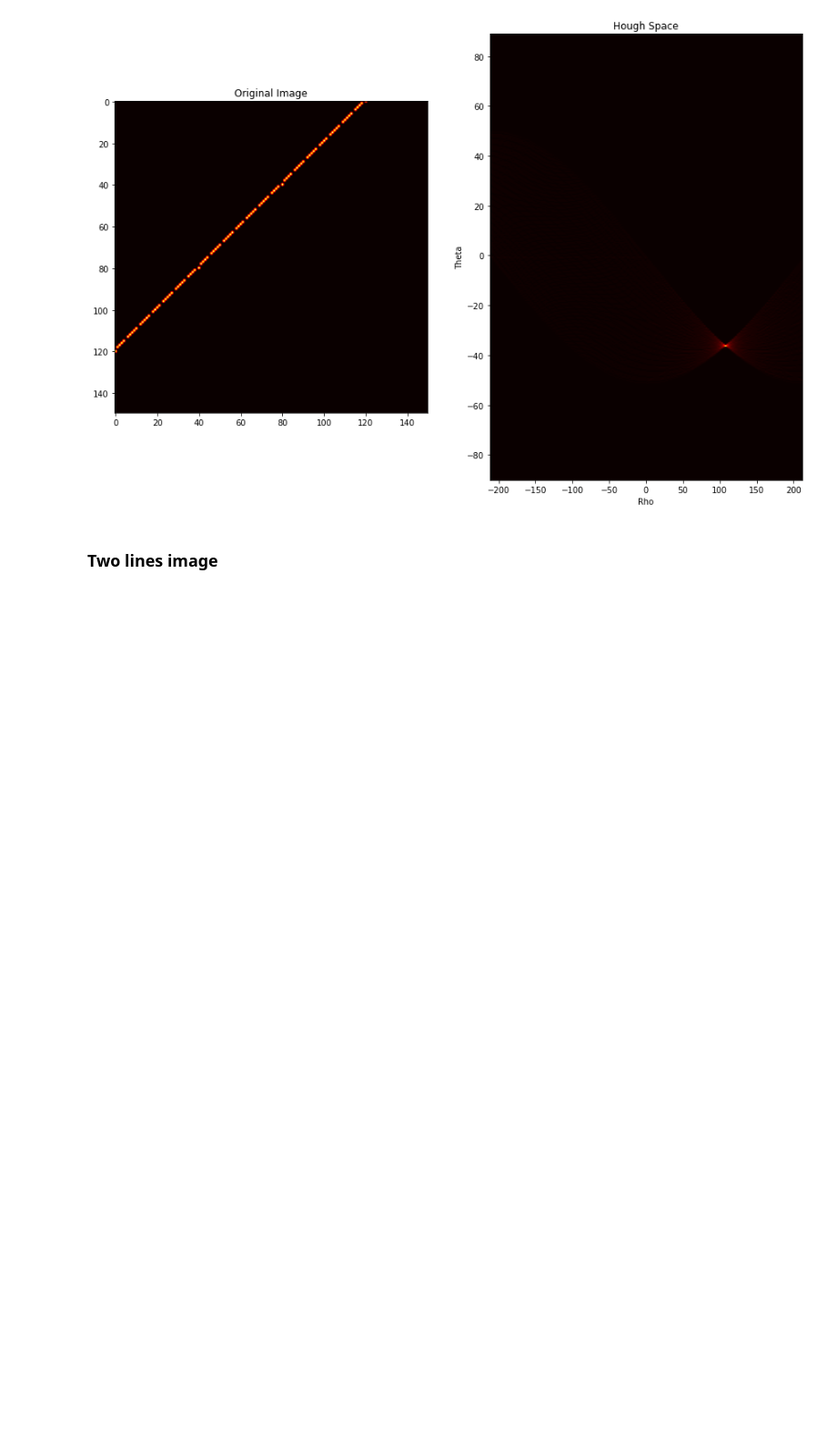
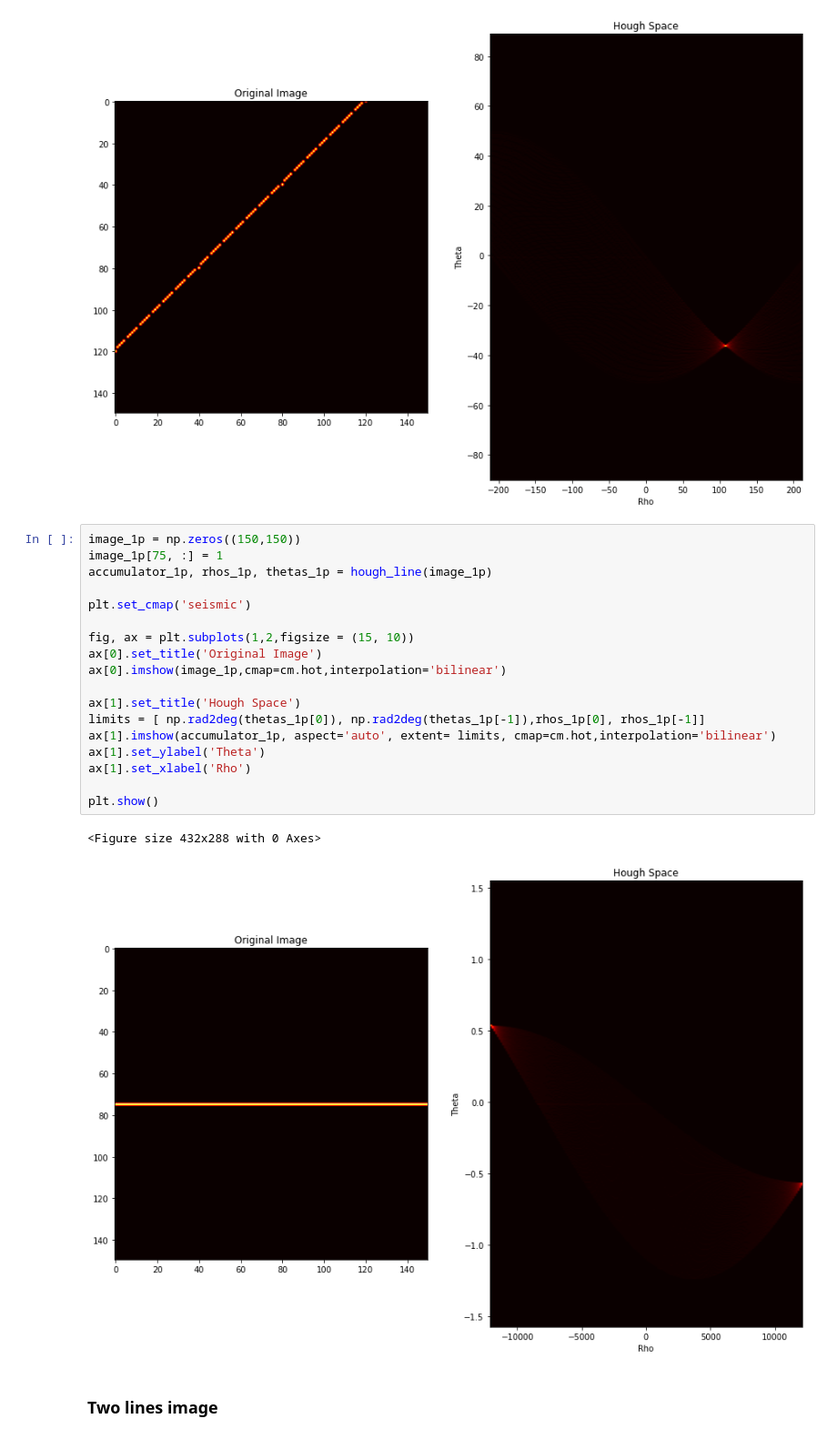
Before and after one commit to sbme-tutorials/sbme-tutorials.github.io, a Jupyter notebook: 2020/cv/notebooks/hough_transform.ipynb, the cells around one changed output. Shown at 91% size. Saved outputs shown, nothing was run; the diff lists cells and outputs as text; blank space fills up the shorter version.

```diff
--- a/2020/cv/notebooks/hough_transform.ipynb
+++ b/2020/cv/notebooks/hough_transform.ipynb
@@ -146,6 +146,27 @@ plt.show()
 # %% [output]
 <Figure size 432x288 with 0 Axes>
 [figure]
+# %%
+image_1p = np.zeros((150,150))
+image_1p[75, :] = 1
+accumulator_1p, rhos_1p, thetas_1p = hough_line(image_1p)
+
+plt.set_cmap('seismic')
+
+fig, ax = plt.subplots(1,2,figsize = (15, 10))
+ax[0].set_title('Original Image')
+ax[0].imshow(image_1p,cmap=cm.hot,interpolation='bilinear')
+
+ax[1].set_title('Hough Space')
+limits = [ np.rad2deg(thetas_1p[0]), np.rad2deg(thetas_1p[-1]),rhos_1p[0], rhos_1p[-1]]
+ax[1].imshow(accumulator_1p, aspect='auto', extent= limits, cmap=cm.hot,interpolation='bilinear')
+ax[1].set_ylabel('Theta')
+ax[1].set_xlabel('Rho')
+
+plt.show()
+# %% [output]
+<Figure size 432x288 with 0 Axes>
+[figure, added]
 # %% [markdown]
 ### Two lines image
 # %%
```
Also changed, not shown: 22 other files.
